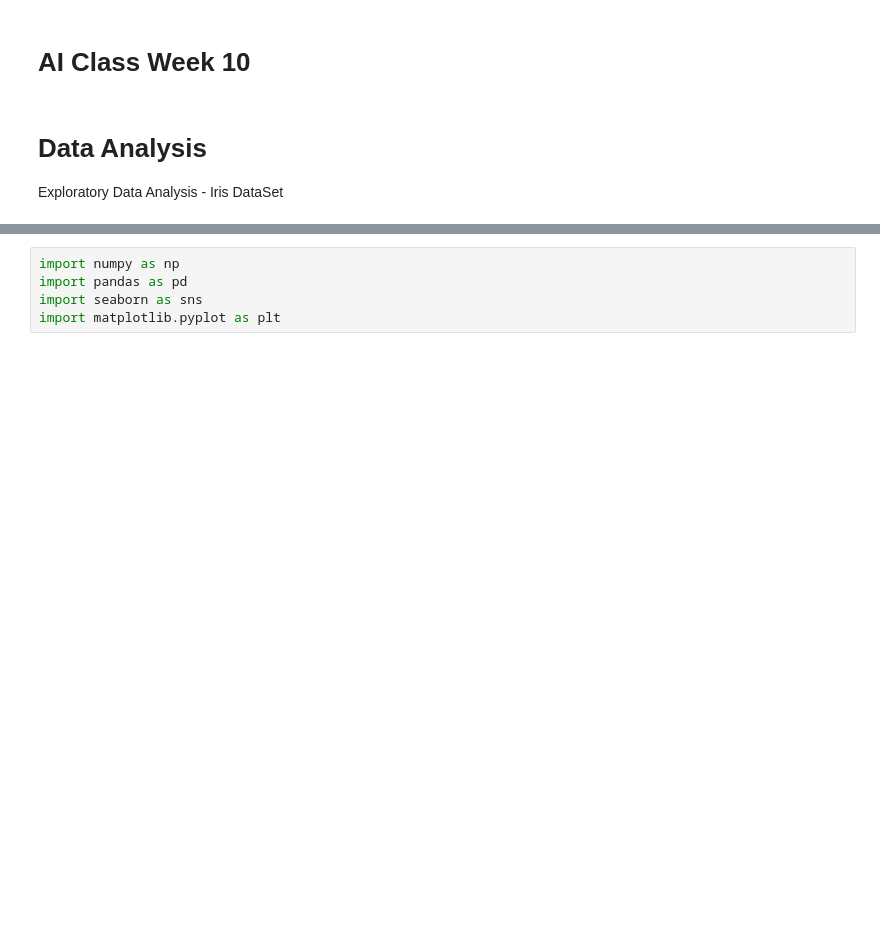
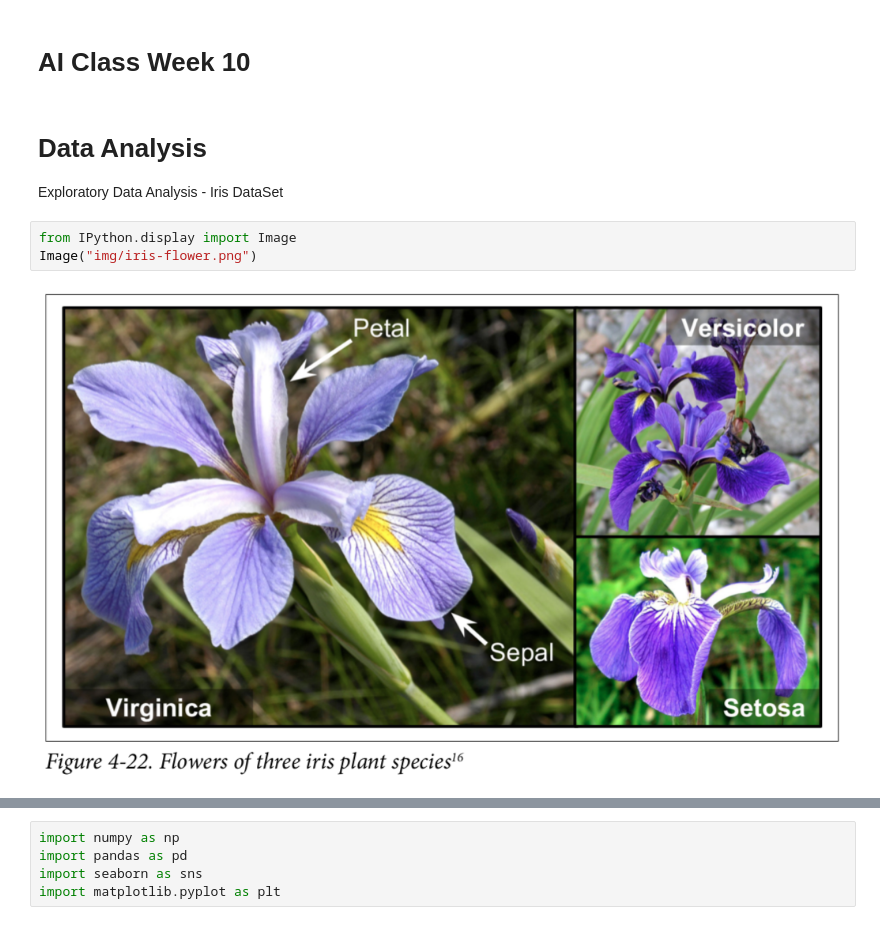
Before and after one commit to langsari/ftu-artificial-intelligence, a Jupyter notebook: ai-class-10.ipynb, the cells around one changed output, grey strips where cells are left out. Saved outputs shown, nothing was run; the diff lists cells and outputs as text; blank space fills up the shorter version.

```diff
--- a/ai-class-10.ipynb
+++ b/ai-class-10.ipynb
@@ -4,3 +4,8 @@
 # Data Analysis
 
 Exploratory Data Analysis - Iris DataSet
+# %%
+from IPython.display import Image
+Image("img/iris-flower.png")
+# %% [output]
+[figure, added]
```
Also changed, not shown: parts of 11 cells of this notebook, 4 other files.
